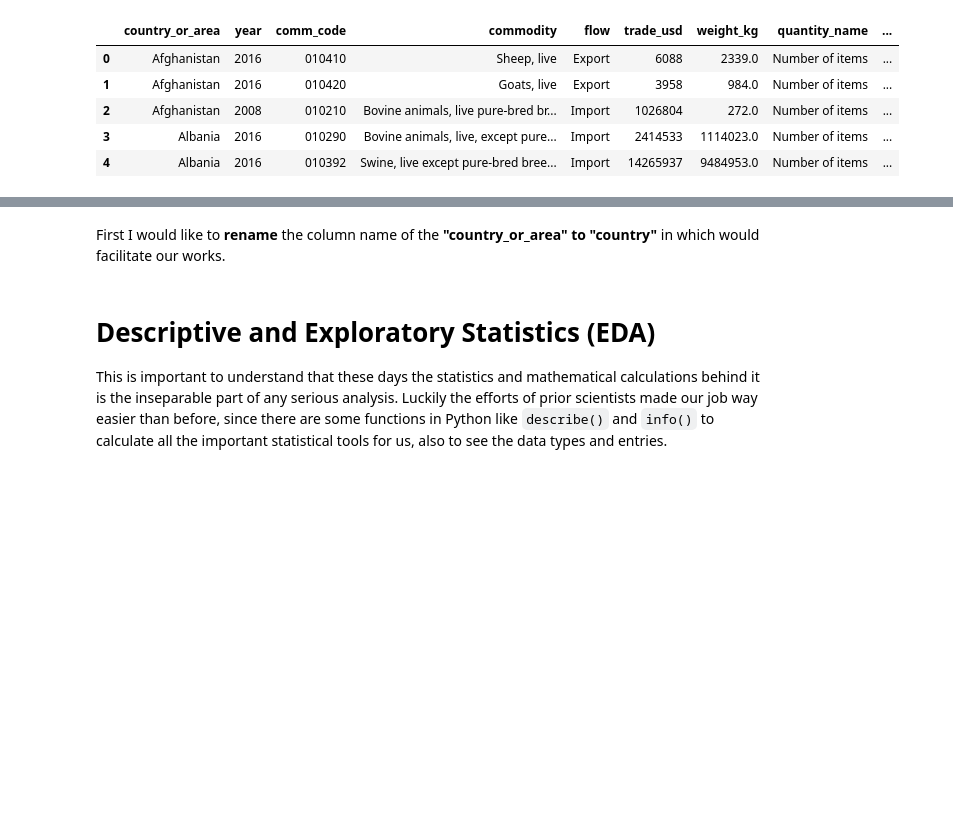
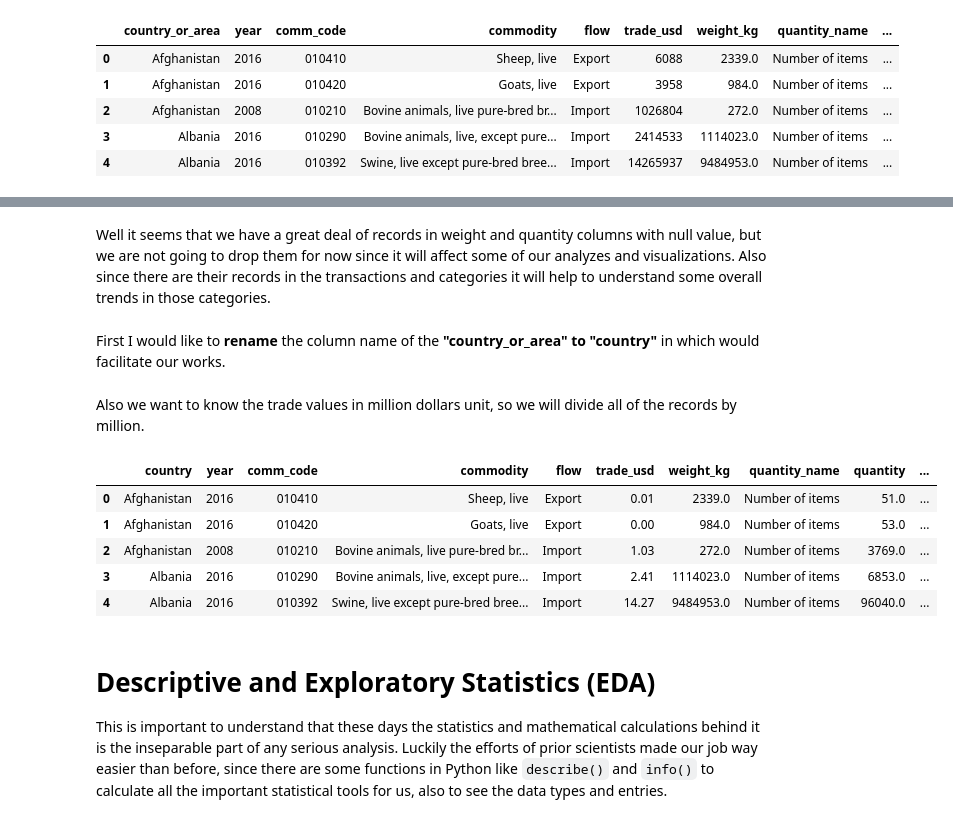
Before and after one commit to Persabras/Notebooks, a Jupyter notebook: global_trading_project_1988-present.ipynb, the cells around one changed output, grey strips where cells are left out. Saved outputs shown, nothing was run; the diff lists cells and outputs as text; code cells hidden in the pictures; blank space fills up the shorter version.

```diff
--- a/global_trading_project_1988-present.ipynb
+++ b/global_trading_project_1988-present.ipynb
@@ -104,7 +132,21 @@ df.head()
+# %% [markdown]
+Well it seems that we have a great deal of records in weight and quantity columns with null value, but we are not going to drop them for now since it will affect some of our analyzes and visualizations. Also since there are their records in the transactions and categories it will help to understand some overall trends in those categories.
 # %% [markdown]
 First I would like to **rename** the column name of the **"country_or_area" to "country"** in which would facilitate our works.
 # %%
 df.rename(columns = {'country_or_area':'country'}, inplace = True)
+# %% [markdown]
+Also we want to know the trade values in million dollars unit, so we will divide all of the records by million.
+# %%
+df['trade_usd']=(df['trade_usd']/1000000).round(2)
+df.head()
+# %% [output]
+|  | country | year | comm_code | commodity | flow | trade_usd | weight_kg | quantity_name | quantity | ... |
+| 0 | Afghanistan | 2016 | 010410 | Sheep, live | Export | 0.01 | 2339.0 | Number of items | 51.0 | ... |
+| 1 | Afghanistan | 2016 | 010420 | Goats, live | Export | 0.00 | 984.0 | Number of items | 53.0 | ... |
+| 2 | Afghanistan | 2008 | 010210 | Bovine animals, live pure-bred br... | Import | 1.03 | 272.0 | Number of items | 3769.0 | ... |
+| 3 | Albania | 2016 | 010290 | Bovine animals, live, except pure... | Import | 2.41 | 1114023.0 | Number of items | 6853.0 | ... |
+| 4 | Albania | 2016 | 010392 | Swine, live except pure-bred bree... | Import | 14.27 | 9484953.0 | Number of items | 96040.0 | ... |
 # %% [markdown]
 # Descriptive and Exploratory Statistics (EDA)
 
```
Also changed, not shown: parts of 22 cells of this notebook.
